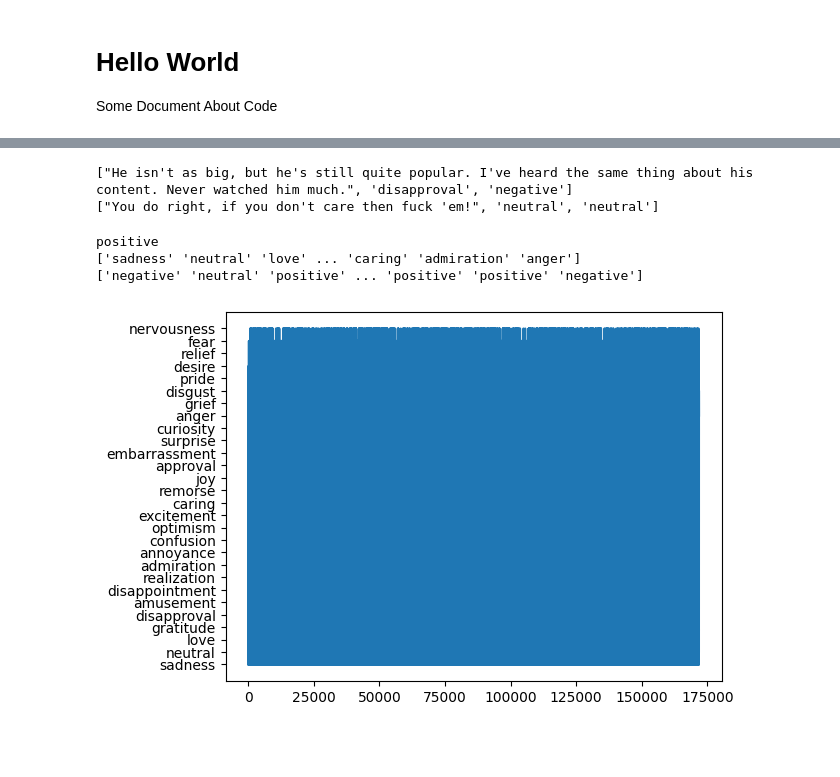
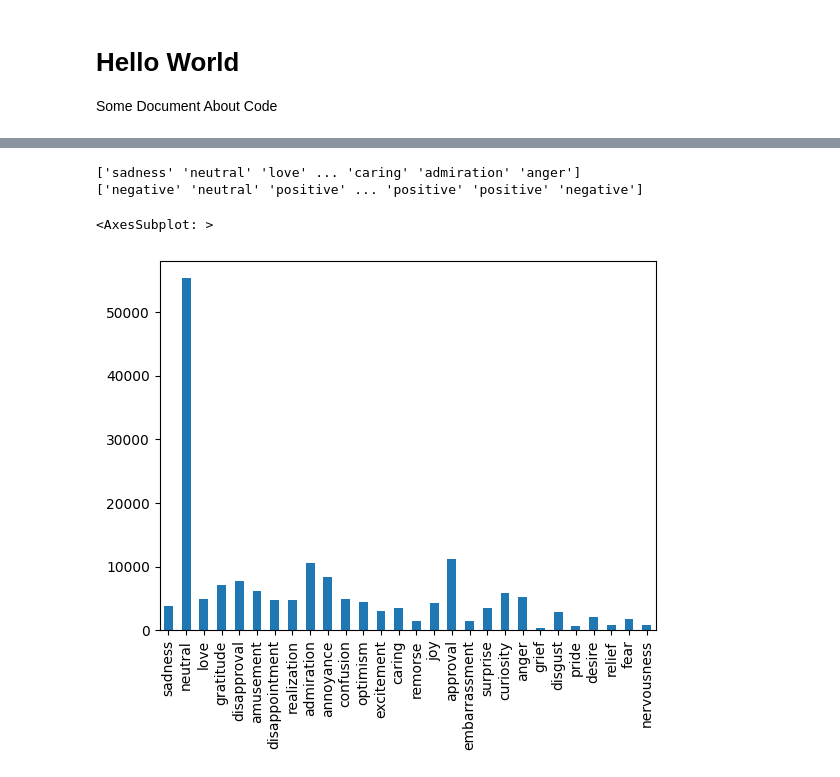
Before and after one commit to paulwestenberg/COMP472_MiniProj1, a Jupyter notebook: MP1.ipynb, the cells around one changed output, grey strips where cells are left out. Cells and saved outputs as stored; diff of their text form; code cells hidden in the pictures; blank space fills up the shorter version.

Commit message:
+Graphs
part 1.3

```diff
--- a/MP1.ipynb
+++ b/MP1.ipynb
@@ -11,26 +12,34 @@ SyntaxError: invalid syntax (2366822262.py, line 4)
 # %%
 with open("goemotions.json") as f:
     data = json.load(f)
-print(data[5])
-# %% [output]
-["He isn't as big, but he's still quite popular. I've heard the same thing about his content. Never watched him much.", 'disapproval', 'negative']
-["You do right, if you don't care then fuck 'em!", 'neutral', 'neutral']
 # %%
 bignumpy = np.asarray(data)
-print(bignumpy[2][2])
 allemotions = bignumpy[:,1]
 print(allemotions)
 allsentiment = bignumpy[:,2]
 print(allsentiment)
 # print(bignumpy)
-sizes = [3,4,10]
-labels = ['pizza', 'popcorn', 'sandwich']
-#plt.pie(sizes,labels=labels)
 
-plt.plot(allemotions)
-plt.show()
+everyemotions = np.unique(allemotions)
+# print (everyemotions)
+
+howmanyemotions = len(everyemotions)
+# print(howmanyemotions)
+iterationemotions = []
+#np.unique(my_array, return_counts=True)
+for x in everyemotions:
+    number = np.count_nonzero(allemotions == x)
+    iterationemotions.append(number)
+#print(iterationemotions)
+
+
+
+pd1 = pd.Series(allemotions).value_counts(sort=False).plot(kind='bar')
+display(pd1)
+#plt.xticks(rotation='vertical')
+#plt.hist(everyemotions, weights=iterationemotions, edgecolor='black')
 # %% [output]
-positive
 ['sadness' 'neutral' 'love' ... 'caring' 'admiration' 'anger']
 ['negative' 'neutral' 'positive' ... 'positive' 'positive' 'negative']
+<AxesSubplot: >
-[figure, old version]
+[figure, new version]
```
Also changed, not shown: parts of 2 cells of this notebook.
